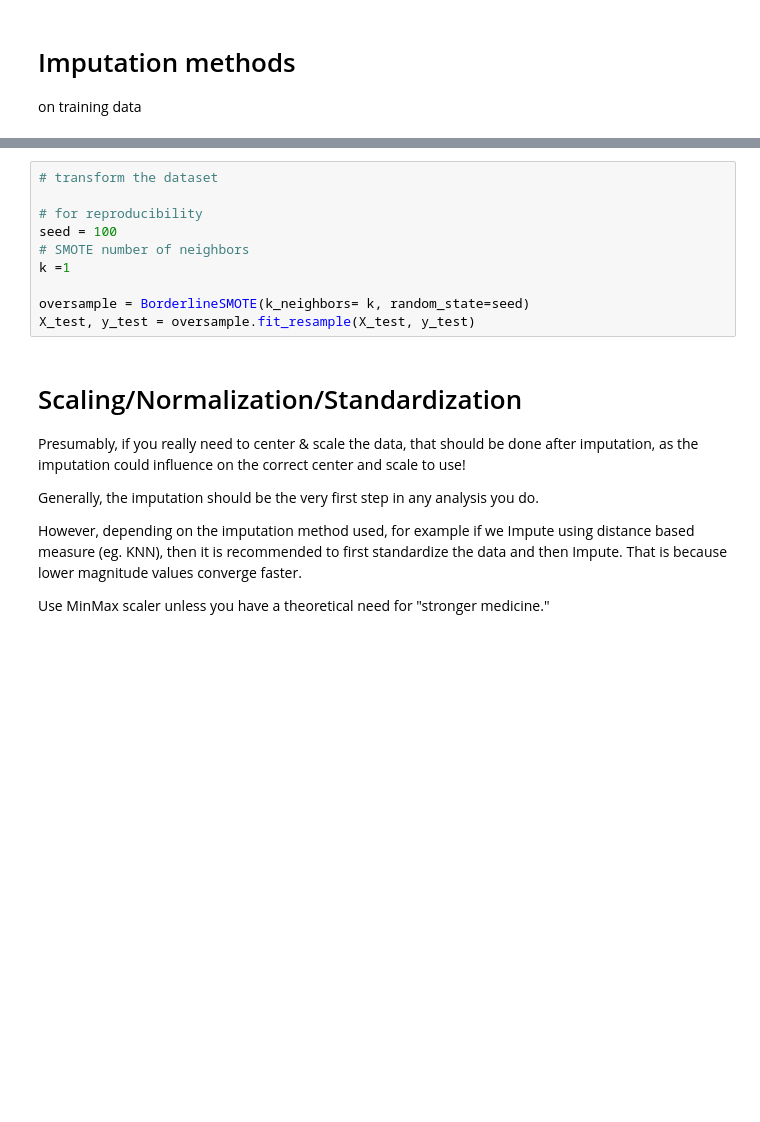
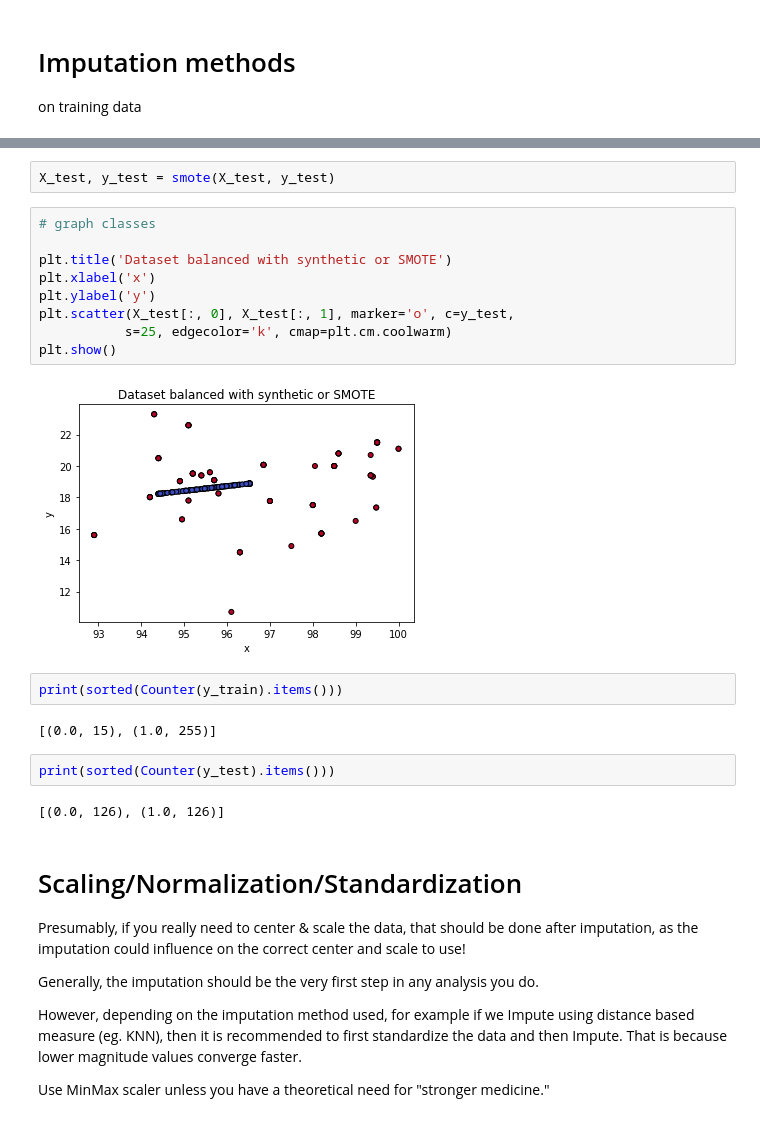
Before and after one commit to jsacco1/assay_performance, a Jupyter notebook: tmp_tnt_final.ipynb, the cells around one changed output, grey strips where cells are left out. Drawn from its saved outputs; the diff is of its cells as text; blank space fills up the shorter version.

```diff
--- a/tmp_tnt_final.ipynb
+++ b/tmp_tnt_final.ipynb
@@ -812,13 +822,24 @@ Counter({0.0: 17, 1.0: 286})
-# %%
-# transform the dataset
-
-# for reproducibility
-seed = 100
-# SMOTE number of neighbors
-k =1
-
-oversample = BorderlineSMOTE(k_neighbors= k, random_state=seed)
-X_test, y_test = oversample.fit_resample(X_test, y_test)
+# %%
+X_test, y_test = smote(X_test, y_test)
+# %%
+# graph classes
+
+plt.title('Dataset balanced with synthetic or SMOTE')
+plt.xlabel('x')
+plt.ylabel('y')
+plt.scatter(X_test[:, 0], X_test[:, 1], marker='o', c=y_test,
+           s=25, edgecolor='k', cmap=plt.cm.coolwarm)
+plt.show()
+# %% [output]
+[figure, added]
+# %%
+print(sorted(Counter(y_train).items()))
+# %% [output]
+[(0.0, 15), (1.0, 255)]
+# %%
+print(sorted(Counter(y_test).items()))
+# %% [output]
+[(0.0, 126), (1.0, 126)]
 # %% [markdown]
 # Scaling/Normalization/Standardization
 
```
Also changed, not shown: parts of 31 cells of this notebook.
